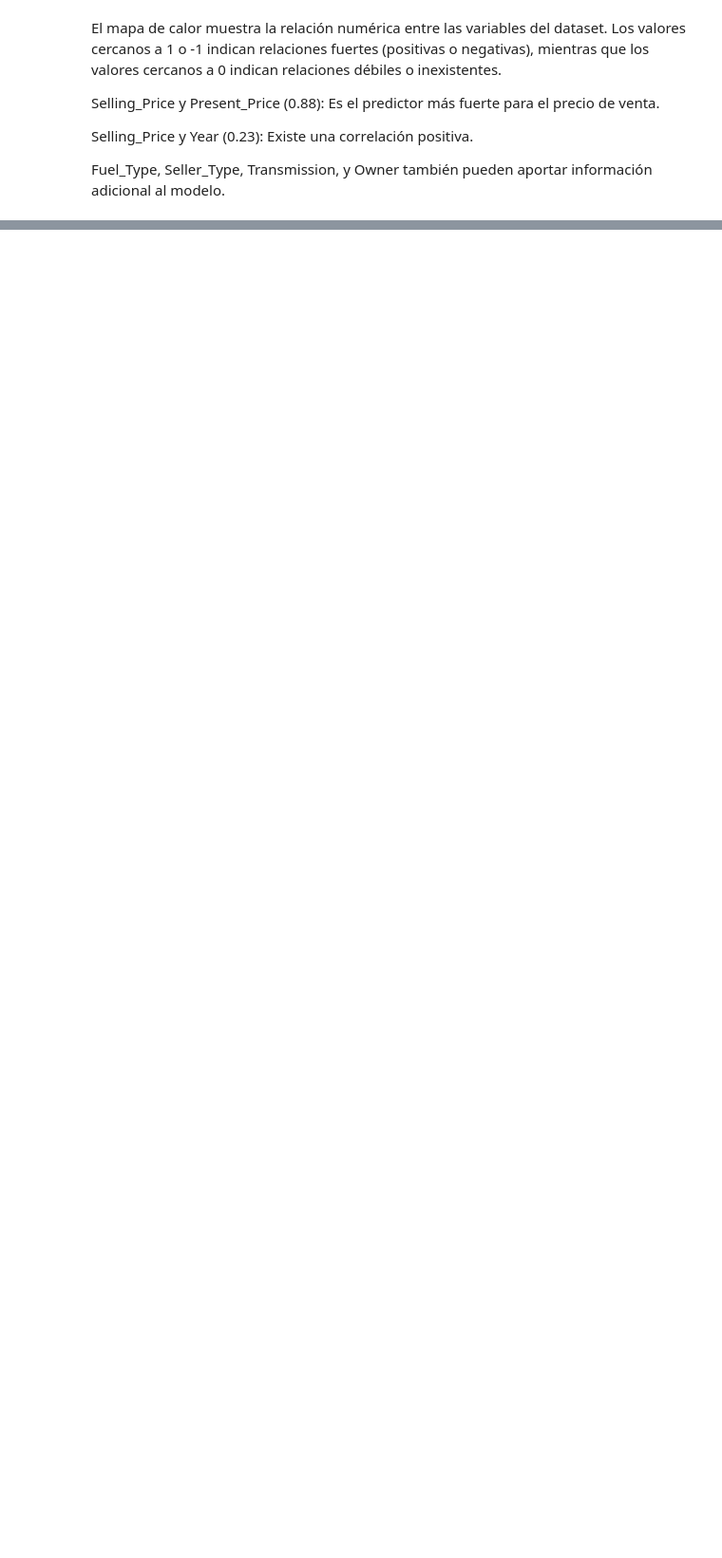
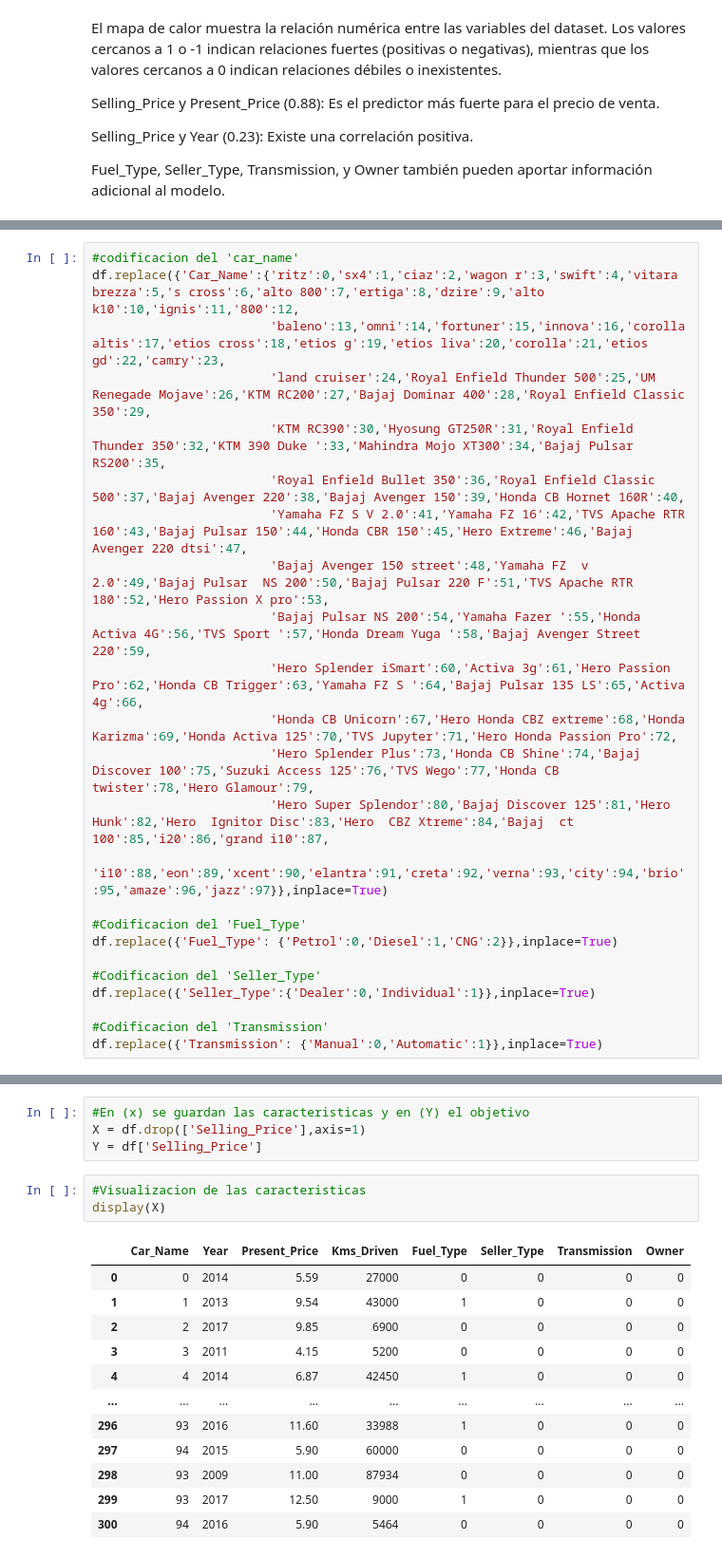
Before and after one commit to jatoapan/PreCIAP_2PAO_2025_Grupo1, a Jupyter notebook: Notebooks/01_data_exploration.ipynb, the cells around one changed output, grey strips where cells are left out. Shown at 95% size. Saved outputs shown, nothing was run; the diff lists cells and outputs as text; blank space fills up the shorter version.

```diff
--- a/Notebooks/01_data_exploration.ipynb
+++ b/Notebooks/01_data_exploration.ipynb
@@ -271,0 +278,24 @@ Fuel_Type, Seller_Type, Transmission, y Owner también pueden aportar informaci
+# %%
+#codificacion del 'car_name'
+df.replace({'Car_Name':{'ritz':0,'sx4':1,'ciaz':2,'wagon r':3,'swift':4,'vitara brezza':5,'s cross':6,'alto 800':7,'ertiga':8,'dzire':9,'alto k10':10,'ignis':11,'800':12,
+                        'baleno':13,'omni':14,'fortuner':15,'innova':16,'corolla altis':17,'etios cross':18,'etios g':19,'etios liva':20,'corolla':21,'etios gd':22,'camry':23,
+                        'land cruiser':24,'Royal Enfield Thunder 500':25,'UM Renegade Mojave':26,'KTM RC200':27,'Bajaj Dominar 400':28,'Royal Enfield Classic 350':29,
+                        'KTM RC390':30,'Hyosung GT250R':31,'Royal Enfield Thunder 350':32,'KTM 390 Duke ':33,'Mahindra Mojo XT300':34,'Bajaj Pulsar RS200':35,
+                        'Royal Enfield Bullet 350':36,'Royal Enfield Classic 500':37,'Bajaj Avenger 220':38,'Bajaj Avenger 150':39,'Honda CB Hornet 160R':40,
+                        'Yamaha FZ S V 2.0':41,'Yamaha FZ 16':42,'TVS Apache RTR 160':43,'Bajaj Pulsar 150':44,'Honda CBR 150':45,'Hero Extreme':46,'Bajaj Avenger 220 dtsi':47,
+                        'Bajaj Avenger 150 street':48,'Yamaha FZ  v 2.0':49,'Bajaj Pulsar  NS 200':50,'Bajaj Pulsar 220 F':51,'TVS Apache RTR 180':52,'Hero Passion X pro':53,
+                        'Bajaj Pulsar NS 200':54,'Yamaha Fazer ':55,'Honda Activa 4G':56,'TVS Sport ':57,'Honda Dream Yuga ':58,'Bajaj Avenger Street 220':59,
+                        'Hero Splender iSmart':60,'Activa 3g':61,'Hero Passion Pro':62,'Honda CB Trigger':63,'Yamaha FZ S ':64,'Bajaj Pulsar 135 LS':65,'Activa 4g':66,
+                        'Honda CB Unicorn':67,'Hero Honda CBZ extreme':68,'Honda Karizma':69,'Honda Activa 125':70,'TVS Jupyter':71,'Hero Honda Passion Pro':72,
+                        'Hero Splender Plus':73,'Honda CB Shine':74,'Bajaj Discover 100':75,'Suzuki Access 125':76,'TVS Wego':77,'Honda CB twister':78,'Hero Glamour':79,
+                        'Hero Super Splendor':80,'Bajaj Discover 125':81,'Hero Hunk':82,'Hero  Ignitor Disc':83,'Hero  CBZ Xtreme':84,'Bajaj  ct 100':85,'i20':86,'grand i10':87,
+                        'i10':88,'eon':89,'xcent':90,'elantra':91,'creta':92,'verna':93,'city':94,'brio':95,'amaze':96,'jazz':97}},inplace=True)
+
+#Codificacion del 'Fuel_Type'
+df.replace({'Fuel_Type': {'Petrol':0,'Diesel':1,'CNG':2}},inplace=True)
+
+#Codificacion del 'Seller_Type'
+df.replace({'Seller_Type':{'Dealer':0,'Individual':1}},inplace=True)
+
+#Codificacion del 'Transmission'
+df.replace({'Transmission': {'Manual':0,'Automatic':1}},inplace=True)
@@ -271,0 +315,20 @@ Fuel_Type, Seller_Type, Transmission, y Owner también pueden aportar informaci
+# %%
+#En (x) se guardan las caracteristicas y en (Y) el objetivo
+X = df.drop(['Selling_Price'],axis=1)
+Y = df['Selling_Price']
+# %%
+#Visualizacion de las caracteristicas
+display(X)
+# %% [output]
+|  | Car_Name | Year | Present_Price | Kms_Driven | Fuel_Type | Seller_Type | Transmission | Owner |
+| 0 | 0 | 2014 | 5.59 | 27000 | 0 | 0 | 0 | 0 |
+| 1 | 1 | 2013 | 9.54 | 43000 | 1 | 0 | 0 | 0 |
+| 2 | 2 | 2017 | 9.85 | 6900 | 0 | 0 | 0 | 0 |
+| 3 | 3 | 2011 | 4.15 | 5200 | 0 | 0 | 0 | 0 |
+| 4 | 4 | 2014 | 6.87 | 42450 | 1 | 0 | 0 | 0 |
+| ... | ... | ... | ... | ... | ... | ... | ... | ... |
+| 296 | 93 | 2016 | 11.60 | 33988 | 1 | 0 | 0 | 0 |
+| 297 | 94 | 2015 | 5.90 | 60000 | 0 | 0 | 0 | 0 |
+| 298 | 93 | 2009 | 11.00 | 87934 | 0 | 0 | 0 | 0 |
+| 299 | 93 | 2017 | 12.50 | 9000 | 1 | 0 | 0 | 0 |
+| 300 | 94 | 2016 | 5.90 | 5464 | 0 | 0 | 0 | 0 |
```
Also changed, not shown: parts of 18 cells of this notebook, 1 other file.
